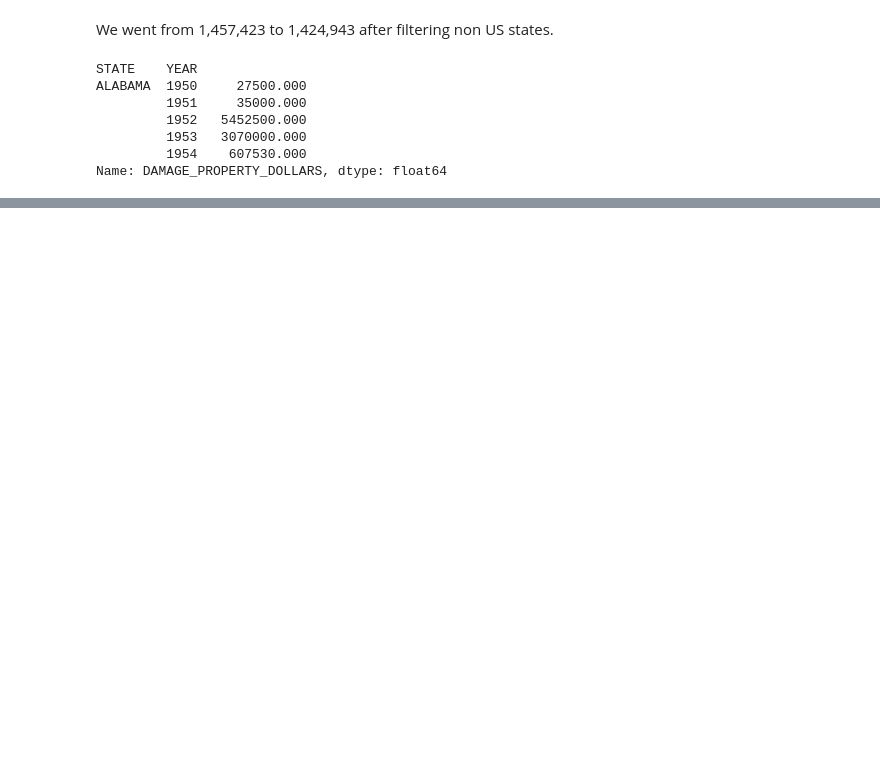
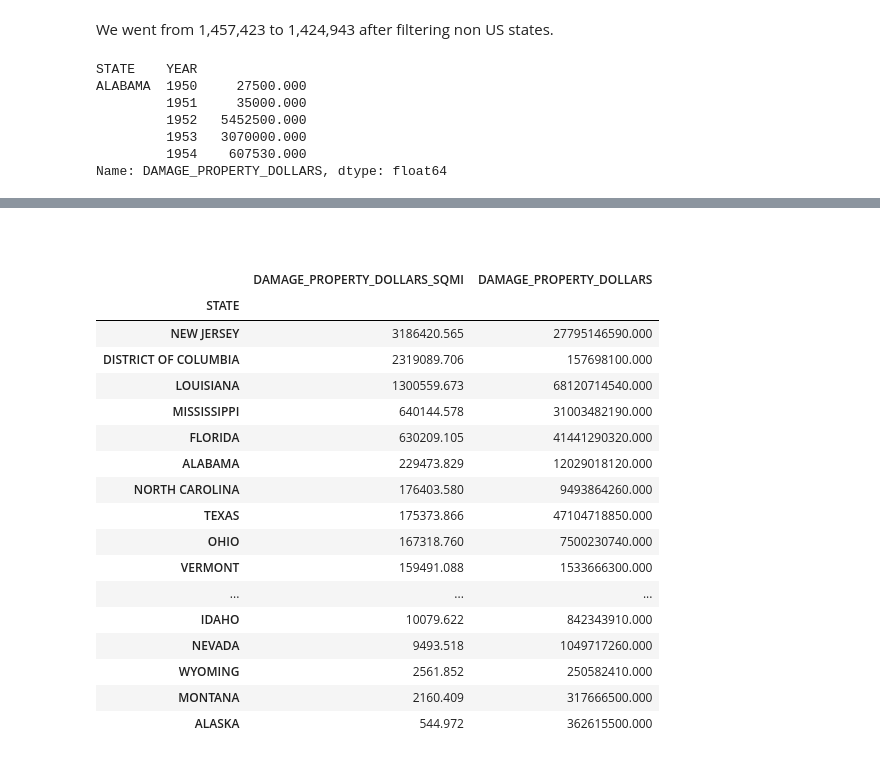
Before and after one commit to DansProjects/Luigi-NOAA-Pipeline, a Jupyter notebook: analysis.ipynb, the cells around one changed output, grey strips where cells are left out. Drawn from its saved outputs; the diff is of its cells as text; code cells hidden in the pictures; blank space fills up the shorter version.

```diff
--- a/analysis.ipynb
+++ b/analysis.ipynb
@@ -93,0 +143,2 @@ event_details_grouped.to_csv("property_damage_summary.csv")
+# %%
+event_details_state_grouped = event_details_state.groupby(['STATE'])[['DAMAGE_PROPERTY_DOLLARS_SQMI','DAMAGE_PROPERTY_DOLLARS']].sum()
@@ -93,0 +148,24 @@ event_details_grouped.to_csv("property_damage_summary.csv")
+# %% [markdown]
+#####
+# %%
+event_details_state_grouped.sort_values(by = 'DAMAGE_PROPERTY_DOLLARS_SQMI',ascending=False, inplace=True)
+event_details_state_grouped.head(55)
+# %% [output]
+|  | DAMAGE_PROPERTY_DOLLARS_SQMI | DAMAGE_PROPERTY_DOLLARS |
+| STATE |  |  |
+| NEW JERSEY | 3186420.565 | 27795146590.000 |
+| DISTRICT OF COLUMBIA | 2319089.706 | 157698100.000 |
+| LOUISIANA | 1300559.673 | 68120714540.000 |
+| MISSISSIPPI | 640144.578 | 31003482190.000 |
+| FLORIDA | 630209.105 | 41441290320.000 |
+| ALABAMA | 229473.829 | 12029018120.000 |
+| NORTH CAROLINA | 176403.580 | 9493864260.000 |
+| TEXAS | 175373.866 | 47104718850.000 |
+| OHIO | 167318.760 | 7500230740.000 |
+| VERMONT | 159491.088 | 1533666300.000 |
+| ... | ... | ... |
+| IDAHO | 10079.622 | 842343910.000 |
+| NEVADA | 9493.518 | 1049717260.000 |
+| WYOMING | 2561.852 | 250582410.000 |
+| MONTANA | 2160.409 | 317666500.000 |
+| ALASKA | 544.972 | 362615500.000 |
```
Also changed, not shown: parts of 8 cells of this notebook, 2 other files.
